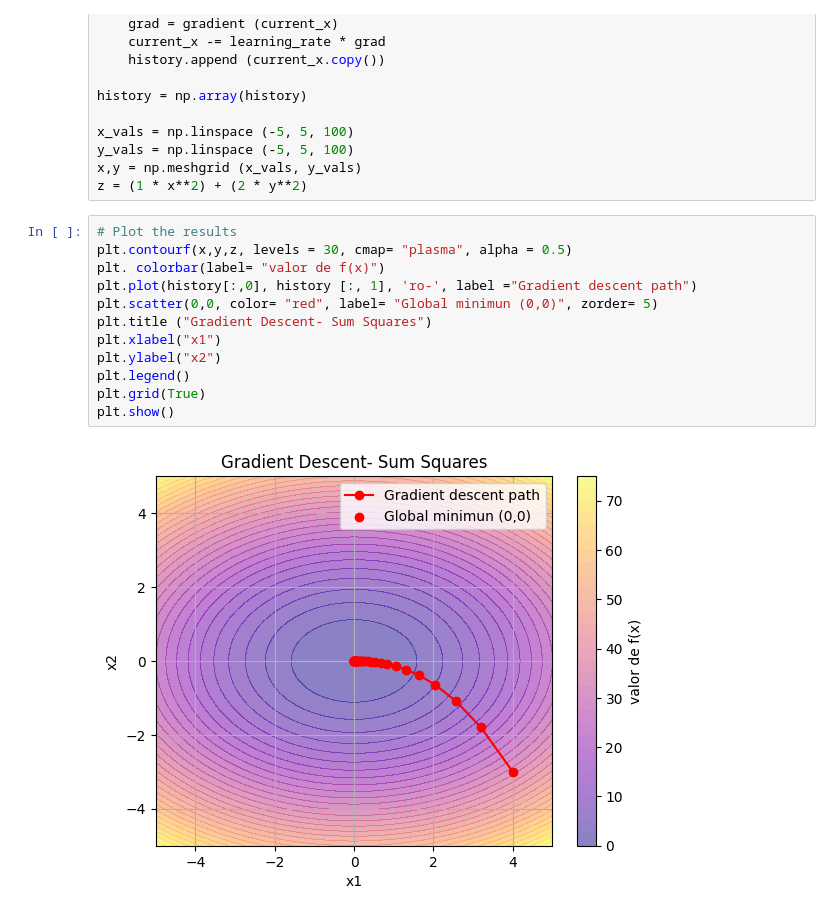
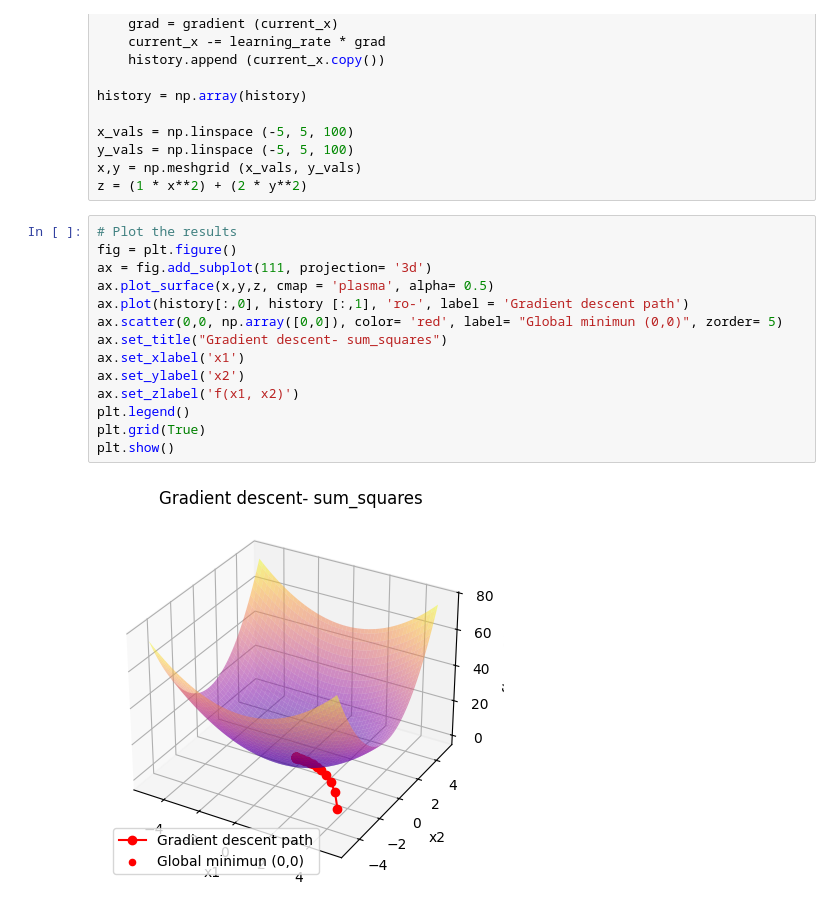
Before and after one commit to Alexa9311/HW1_Gradient_descent, a Jupyter notebook: TI_1_HW1.ipynb, the cells around one changed output. Saved outputs shown, nothing was run; the diff lists cells and outputs as text.

```diff
--- a/TI_1_HW1.ipynb
+++ b/TI_1_HW1.ipynb
@@ -42,15 +44,17 @@ x,y = np.meshgrid (x_vals, y_vals)
 z = (1 * x**2) + (2 * y**2)
 # %%
 # Plot the results
-plt.contourf(x,y,z, levels = 30, cmap= "plasma", alpha = 0.5)
-plt. colorbar(label= "valor de f(x)")
-plt.plot(history[:,0], history [:, 1], 'ro-', label ="Gradient descent path")
-plt.scatter(0,0, color= "red", label= "Global minimun (0,0)", zorder= 5)
-plt.title ("Gradient Descent- Sum Squares")
-plt.xlabel("x1")
-plt.ylabel("x2")
+fig = plt.figure()
+ax = fig.add_subplot(111, projection= '3d')
+ax.plot_surface(x,y,z, cmap = 'plasma', alpha= 0.5)
+ax.plot(history[:,0], history [:,1], 'ro-', label = 'Gradient descent path')
+ax.scatter(0,0, np.array([0,0]), color= 'red', label= "Global minimun (0,0)", zorder= 5)
+ax.set_title("Gradient descent- sum_squares")
+ax.set_xlabel('x1')
+ax.set_ylabel('x2')
+ax.set_zlabel('f(x1, x2)')
 plt.legend()
 plt.grid(True)
 plt.show()
 # %% [output]
-[figure, old version]
+[figure, new version]
```
Also changed, not shown: parts of 1 cell of this notebook.
